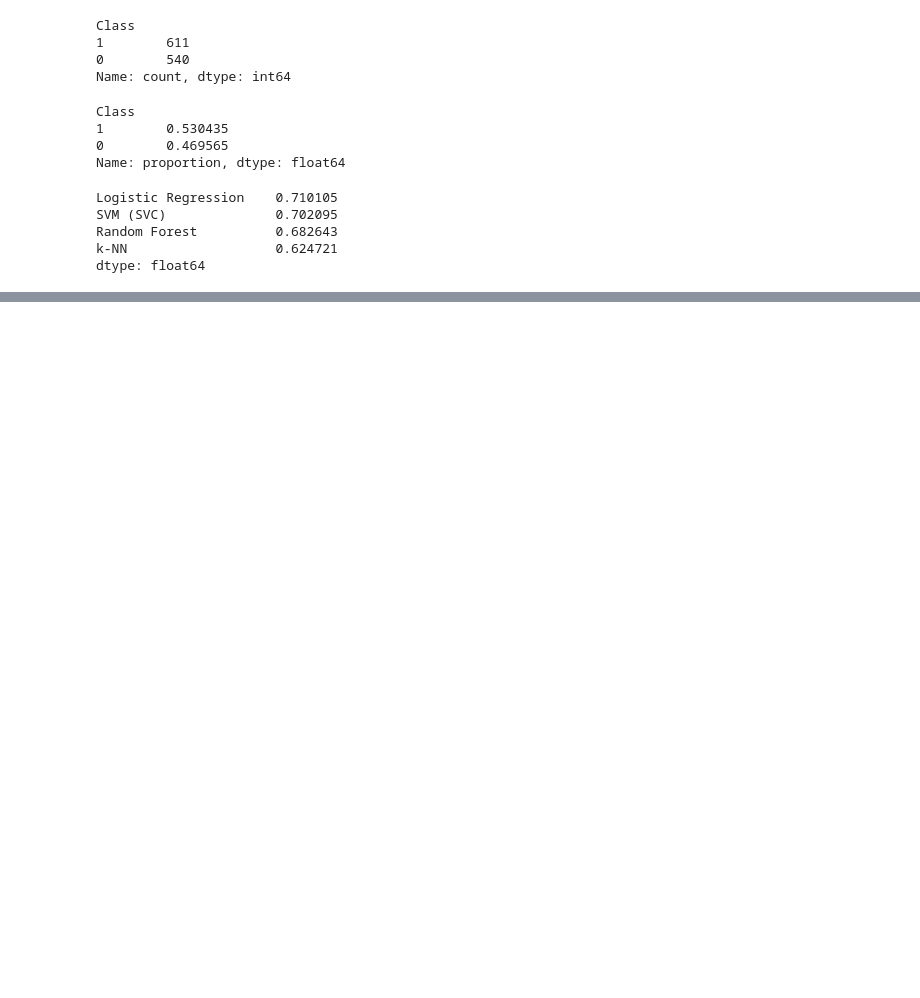
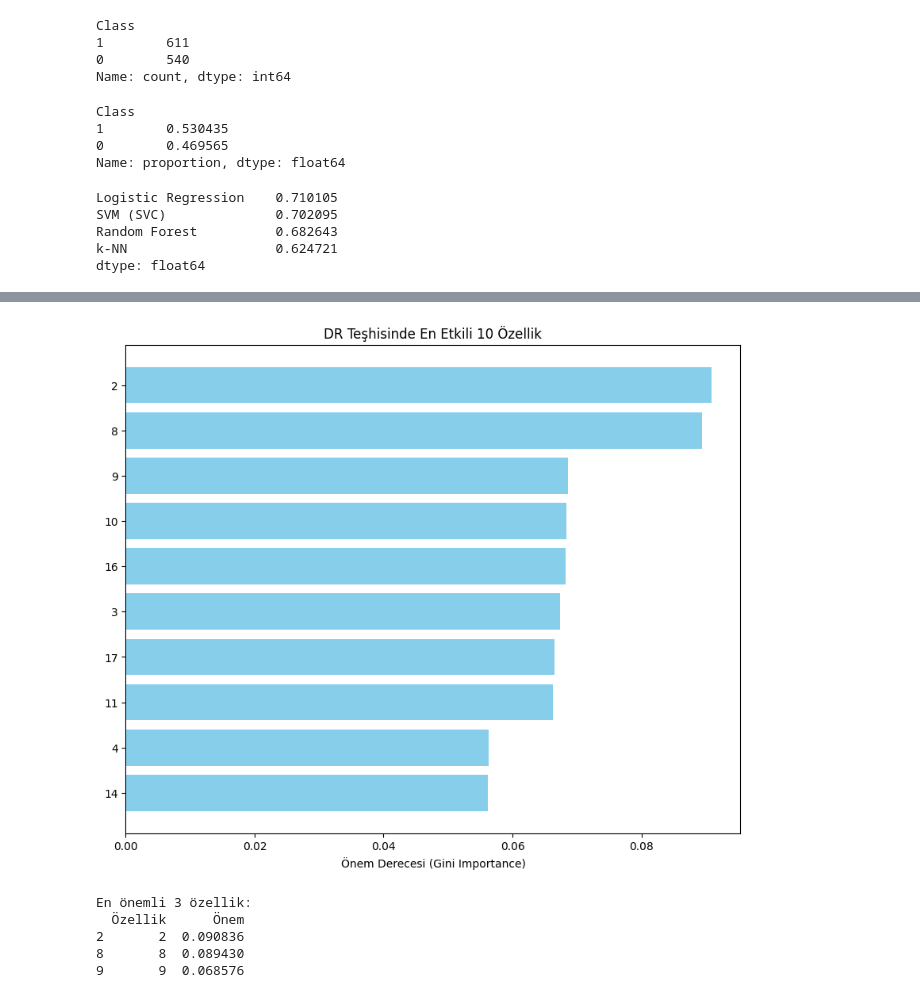
Before and after one commit to Barisandic16/CS304_Project, a Jupyter notebook: Project.ipynb, the cells around one changed output, grey strips where cells are left out. Saved outputs shown, nothing was run; the diff lists cells and outputs as text; code cells hidden in the pictures; blank space fills up the shorter version.

```diff
--- a/Project.ipynb
+++ b/Project.ipynb
@@ -121,0 +346,32 @@ dtype: float64
+# %%
+import pandas as pd
+import numpy as np
+
+# 1. Eğittiğimiz en iyi Random Forest modelinden önem derecelerini alıyoruz
+# (Burada best_rf, daha önce oluşturduğumuz grid_search_rf.best_estimator_ nesnesidir)
+importances = best_rf.feature_importances_
+
+# 2. Özellik isimlerini (20 adet) alalım (X_train verisindeki sütun adları)
+feature_names = X.columns
+
+# 3. Bunları bir DataFrame yapıp sıralayalım
+feature_importance_df = pd.DataFrame({'Özellik': feature_names, 'Önem': importances})
+feature_importance_df = feature_importance_df.sort_values(by='Önem', ascending=False)
+
+# 4. Grafik olarak bastıralım
+plt.figure(figsize=(10, 8))
+plt.barh(feature_importance_df['Özellik'].head(10), feature_importance_df['Önem'].head(10), color='skyblue')
+plt.xlabel('Önem Derecesi (Gini Importance)')
+plt.title('DR Teşhisinde En Etkili 10 Özellik')
+plt.gca().invert_yaxis() # En önemliyi en üste al
+plt.show()
+
+print("En önemli 3 özellik:")
+print(feature_importance_df.head(3))
+# %% [output]
+[figure, added]
+En önemli 3 özellik:
+  Özellik      Önem
+2       2  0.090836
+8       8  0.089430
+9       9  0.068576
```
Also changed, not shown: parts of 8 cells of this notebook.
